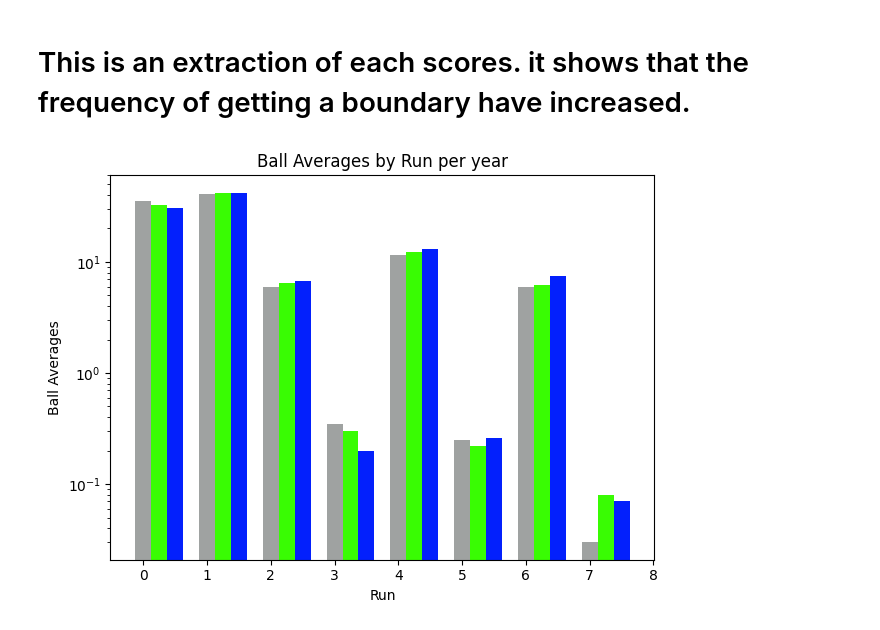
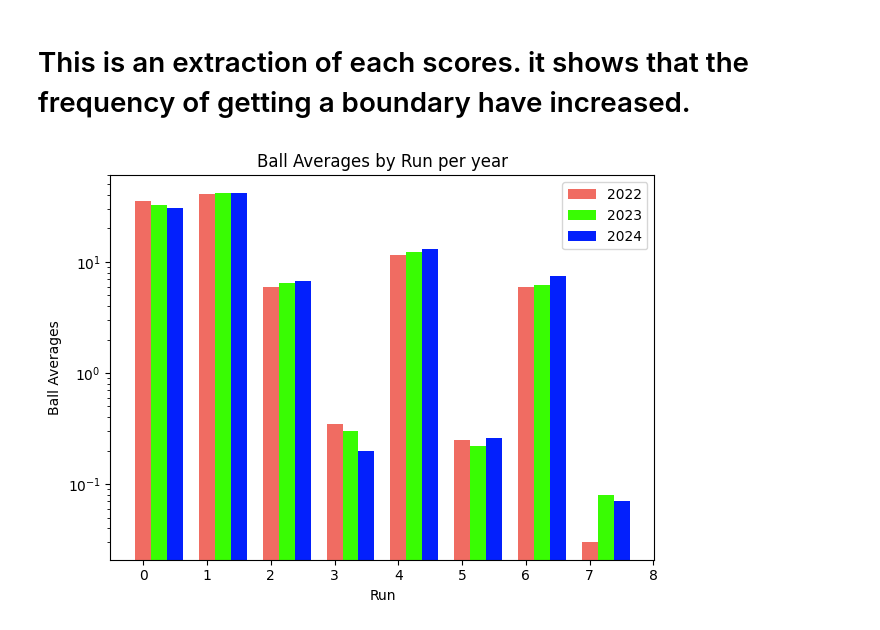
Before and after one commit to DarshanaUOP/colabs-data-analysis, a Jupyter notebook: ipl_ball_by_ball.ipynb, the cells around one changed output. Drawn from its saved outputs; the diff is of its cells as text; code cells hidden in the pictures.

```diff
--- a/ipl_ball_by_ball.ipynb
+++ b/ipl_ball_by_ball.ipynb
@@ -541,30 +543,30 @@ result
 # %%
 import matplotlib.pyplot as plt
 import math
 
-colors = ['#9fa2a1', '#39fc03', '#0320fc']  # Red, Green, Blue
+colors = ['#f06c62', '#39fc03', '#0320fc']
 width = 0.25
 
 for runs in result:
   run_score = runs[0]
   for i in range(len(years)):
     year = years[i]
     plt.bar((run_score + width * i),
             # math.log(runs[i+1]*100),
             (runs[i+1]),
             width,
             label = year,
             color = colors[i % len(colors)])
 
 plt.xlabel('Run')
 plt.ylabel('Ball Averages')
 plt.title('Ball Averages by Run per year')
 plt.yscale('log')
 # plt.xticks(index + bar_width, years)
-# plt.legend()
+plt.legend(['2022','2023','2024'])
 # plt.grid(True, which="both", linestyle='-.')
 
 plt.tight_layout()
 plt.show()
 # %% [output]
-[figure, old version]
+[figure, new version]
```
Also changed, not shown: parts of 23 cells of this notebook.
